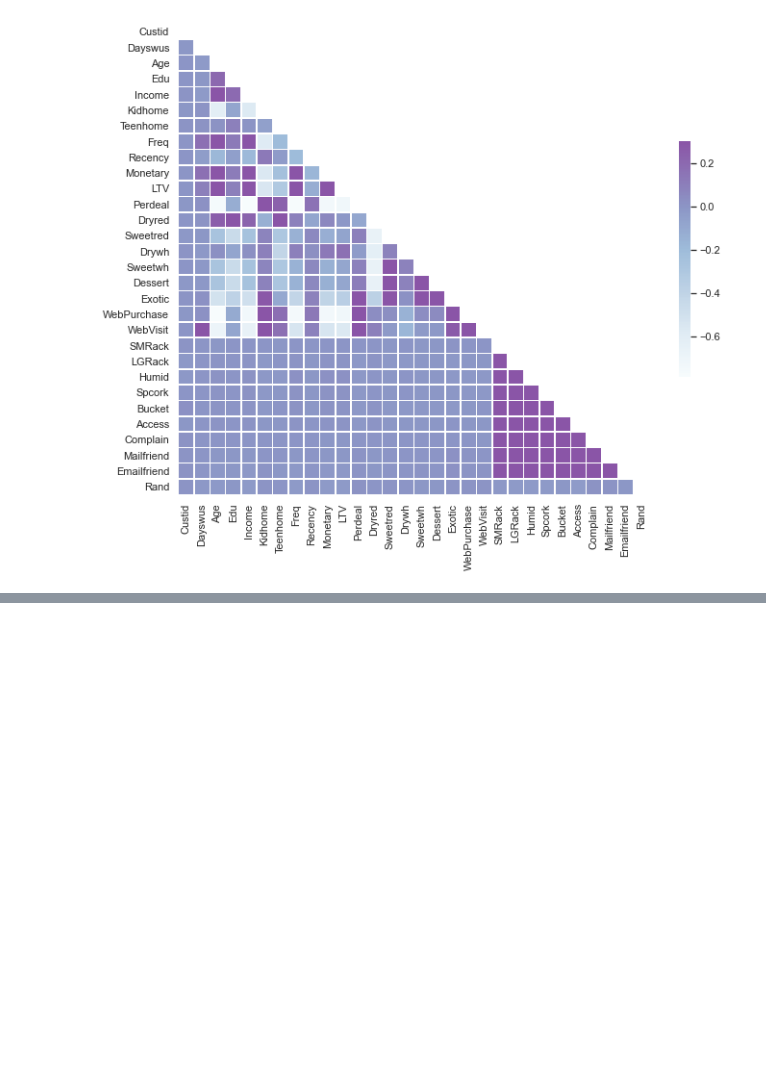
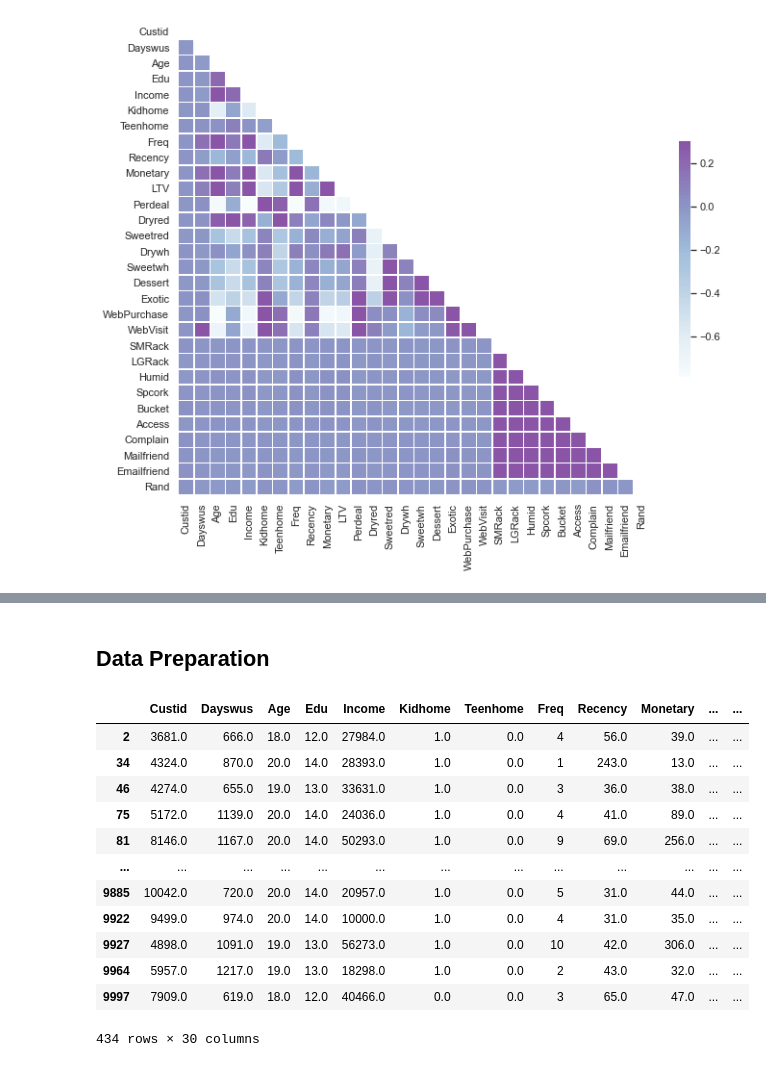
Before and after one commit to fredericojpr/BC1_Customer_Segmentation, a Jupyter notebook: scripts/EDA_frederico.ipynb, the cells around one changed output, grey strips where cells are left out. Saved outputs shown, nothing was run; the diff lists cells and outputs as text; code cells hidden in the pictures; blank space fills up the shorter version.

```diff
--- a/scripts/EDA_frederico.ipynb
+++ b/scripts/EDA_frederico.ipynb
@@ -111,0 +154,18 @@ sns.heatmap(corr, mask=mask, cmap=cmap, vmax=.3, center=0,
+# %% [markdown]
+## Data Preparation
+# %%
+data.loc[data.Age < 21]
+# %% [output]
+|  | Custid | Dayswus | Age | Edu | Income | Kidhome | Teenhome | Freq | Recency | Monetary | ... | ... |
+| 2 | 3681.0 | 666.0 | 18.0 | 12.0 | 27984.0 | 1.0 | 0.0 | 4 | 56.0 | 39.0 | ... | ... |
+| 34 | 4324.0 | 870.0 | 20.0 | 14.0 | 28393.0 | 1.0 | 0.0 | 1 | 243.0 | 13.0 | ... | ... |
+| 46 | 4274.0 | 655.0 | 19.0 | 13.0 | 33631.0 | 1.0 | 0.0 | 3 | 36.0 | 38.0 | ... | ... |
+| 75 | 5172.0 | 1139.0 | 20.0 | 14.0 | 24036.0 | 1.0 | 0.0 | 4 | 41.0 | 89.0 | ... | ... |
+| 81 | 8146.0 | 1167.0 | 20.0 | 14.0 | 50293.0 | 1.0 | 0.0 | 9 | 69.0 | 256.0 | ... | ... |
+| ... | ... | ... | ... | ... | ... | ... | ... | ... | ... | ... | ... | ... |
+| 9885 | 10042.0 | 720.0 | 20.0 | 14.0 | 20957.0 | 1.0 | 0.0 | 5 | 31.0 | 44.0 | ... | ... |
+| 9922 | 9499.0 | 974.0 | 20.0 | 14.0 | 10000.0 | 1.0 | 0.0 | 4 | 31.0 | 35.0 | ... | ... |
+| 9927 | 4898.0 | 1091.0 | 19.0 | 13.0 | 56273.0 | 1.0 | 0.0 | 10 | 42.0 | 306.0 | ... | ... |
+| 9964 | 5957.0 | 1217.0 | 19.0 | 13.0 | 18298.0 | 1.0 | 0.0 | 2 | 43.0 | 32.0 | ... | ... |
+| 9997 | 7909.0 | 619.0 | 18.0 | 12.0 | 40466.0 | 0.0 | 0.0 | 3 | 65.0 | 47.0 | ... | ... |
+434 rows × 30 columns
```
Also changed, not shown: parts of 13 cells of this notebook.
